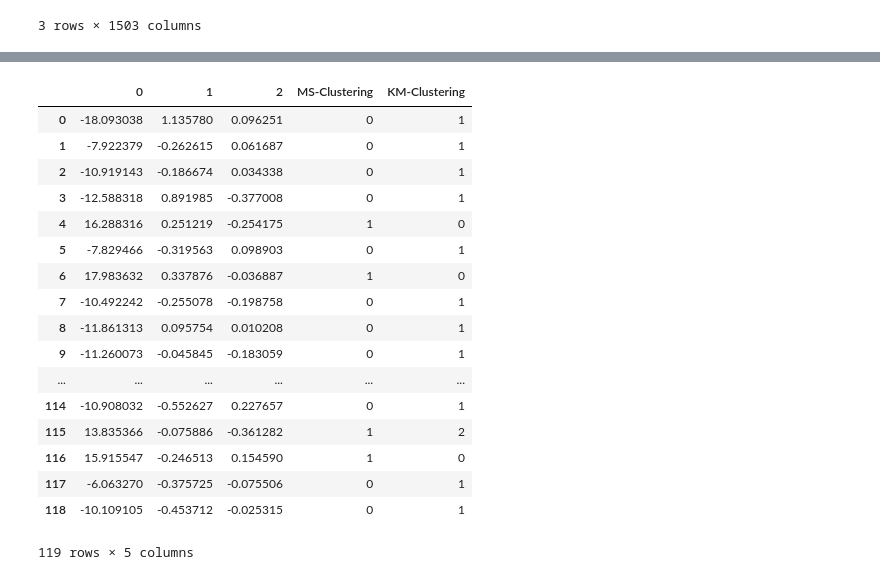
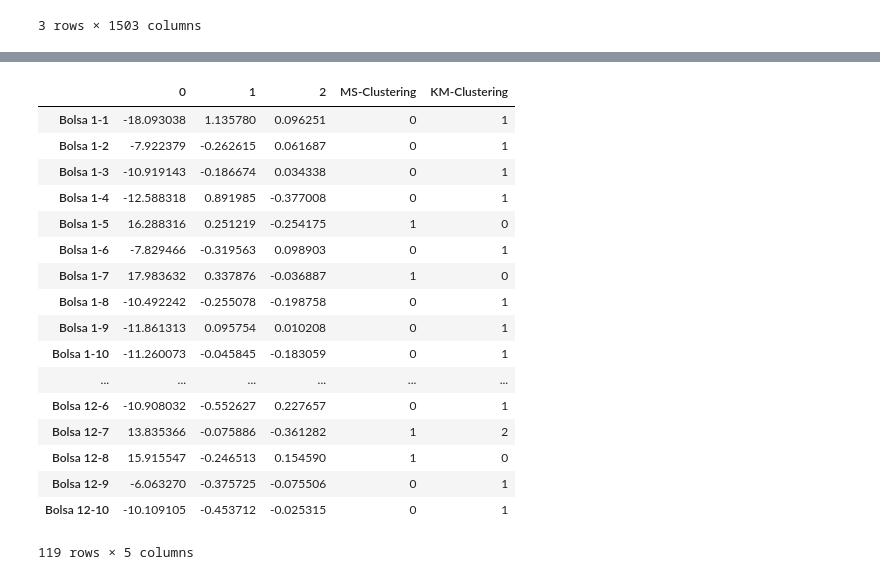
Before and after one commit to samuel1a0/prb_clustering, a Jupyter notebook: New Clusters.ipynb, the cells around one changed output, grey strips where cells are left out. Drawn from its saved outputs; the diff is of its cells as text; code cells hidden in the pictures.

```diff
--- a/New Clusters.ipynb
+++ b/New Clusters.ipynb
@@ -134,25 +134,26 @@ MShift S_Score: 0.877614
 [interactive output not drawn]
 [interactive output not drawn]
 # %%
+d_plots.index = new_index
 d_plots["MS-Clustering"] = ms_cls
 d_plots["KM-Clustering"] = km_cls
 d_plots
 # %% [output]
 |  | 0 | 1 | 2 | MS-Clustering | KM-Clustering |
-| 0 | -18.093038 | 1.135780 | 0.096251 | 0 | 1 |
-| 1 | -7.922379 | -0.262615 | 0.061687 | 0 | 1 |
-| 2 | -10.919143 | -0.186674 | 0.034338 | 0 | 1 |
-| 3 | -12.588318 | 0.891985 | -0.377008 | 0 | 1 |
-| 4 | 16.288316 | 0.251219 | -0.254175 | 1 | 0 |
-| 5 | -7.829466 | -0.319563 | 0.098903 | 0 | 1 |
-| 6 | 17.983632 | 0.337876 | -0.036887 | 1 | 0 |
-| 7 | -10.492242 | -0.255078 | -0.198758 | 0 | 1 |
-| 8 | -11.861313 | 0.095754 | 0.010208 | 0 | 1 |
-| 9 | -11.260073 | -0.045845 | -0.183059 | 0 | 1 |
+| Bolsa 1-1 | -18.093038 | 1.135780 | 0.096251 | 0 | 1 |
+| Bolsa 1-2 | -7.922379 | -0.262615 | 0.061687 | 0 | 1 |
+| Bolsa 1-3 | -10.919143 | -0.186674 | 0.034338 | 0 | 1 |
+| Bolsa 1-4 | -12.588318 | 0.891985 | -0.377008 | 0 | 1 |
+| Bolsa 1-5 | 16.288316 | 0.251219 | -0.254175 | 1 | 0 |
+| Bolsa 1-6 | -7.829466 | -0.319563 | 0.098903 | 0 | 1 |
+| Bolsa 1-7 | 17.983632 | 0.337876 | -0.036887 | 1 | 0 |
+| Bolsa 1-8 | -10.492242 | -0.255078 | -0.198758 | 0 | 1 |
+| Bolsa 1-9 | -11.861313 | 0.095754 | 0.010208 | 0 | 1 |
+| Bolsa 1-10 | -11.260073 | -0.045845 | -0.183059 | 0 | 1 |
 | ... | ... | ... | ... | ... | ... |
-| 114 | -10.908032 | -0.552627 | 0.227657 | 0 | 1 |
-| 115 | 13.835366 | -0.075886 | -0.361282 | 1 | 2 |
-| 116 | 15.915547 | -0.246513 | 0.154590 | 1 | 0 |
-| 117 | -6.063270 | -0.375725 | -0.075506 | 0 | 1 |
-| 118 | -10.109105 | -0.453712 | -0.025315 | 0 | 1 |
+| Bolsa 12-6 | -10.908032 | -0.552627 | 0.227657 | 0 | 1 |
+| Bolsa 12-7 | 13.835366 | -0.075886 | -0.361282 | 1 | 2 |
+| Bolsa 12-8 | 15.915547 | -0.246513 | 0.154590 | 1 | 0 |
+| Bolsa 12-9 | -6.063270 | -0.375725 | -0.075506 | 0 | 1 |
+| Bolsa 12-10 | -10.109105 | -0.453712 | -0.025315 | 0 | 1 |
 119 rows × 5 columns
```
